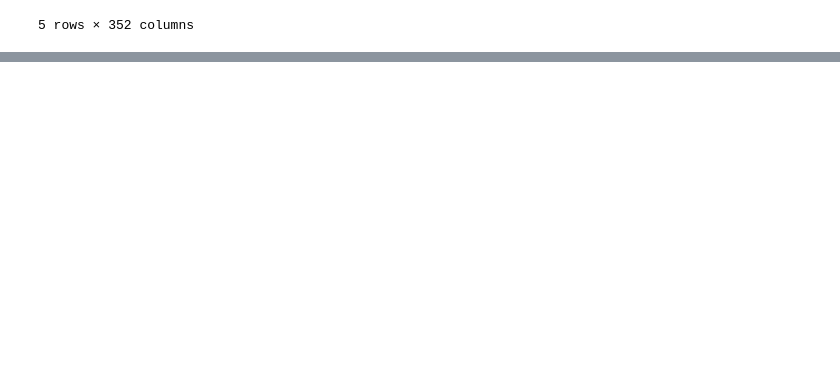
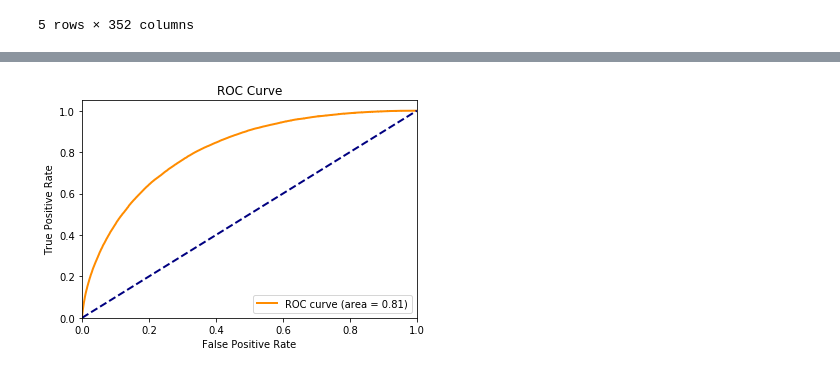
Before and after one commit to jack89roberts/kaggle-home-credit-default-risk, a Jupyter notebook: bureau.ipynb, the cells around one changed output, grey strips where cells are left out. Cells and saved outputs as stored; diff of their text form; code cells hidden in the pictures; blank space fills up the shorter version.

```diff
--- a/bureau.ipynb
+++ b/bureau.ipynb
@@ -393,0 +347,42 @@ sns.barplot(x='TARGET',y='BUREAU_DAYS_ENDDATE_MIN',data=df_train)
+# %%
+def plot_roc_curve(y_true, y_pred, color='darkorange',plot_random=True,label='ROC curve'):
+    fpr, tpr, thresholds = roc_curve(y_true, y_pred)
+    score = roc_auc_score(y_true, y_pred)
+
+    plt.plot(fpr, tpr, color='darkorange',
+             lw=2, label=label+' (area = %0.2f)' % score)
+
+    if plot_random:
+        plt.plot([0, 1], [0, 1], color='navy', lw=2, linestyle='--')
+
+    plt.xlim([0.0, 1.0])
+    plt.ylim([0.0, 1.05])
+    plt.xlabel('False Positive Rate')
+    plt.ylabel('True Positive Rate')
+    plt.title('ROC Curve')
+    plt.legend(loc="lower right")
+    plt.show()
+# %%
+target_counts = df_train.TARGET.value_counts()
+targ1_weight = target_counts[0]/target_counts[1]
+weights = df_train.TARGET.replace({0:1, 1:targ1_weight}).values
+
+dtypes = df_train.dtypes
+cols_categ = dtypes[dtypes=='object'].index.tolist()
+for col in cols_categ:
+    df_train[col] = df_train[col].astype('category')
+
+y_true = df_train.TARGET
+X = df_train.drop('TARGET',axis=1)
+train_data = lgb.Dataset(X, label=y_true, weight=weights)
+
+
+# train
+param = {'objective':'binary', 'metric':'auc'}
+bst = lgb.train(param, train_data)
+
+#plot roc curve
+plt.figure()
+plot_roc_curve(y_true, bst.predict(X))
+# %% [output]
+[figure, added]
```
Also changed, not shown: parts of 18 cells of this notebook, 1 other file.
